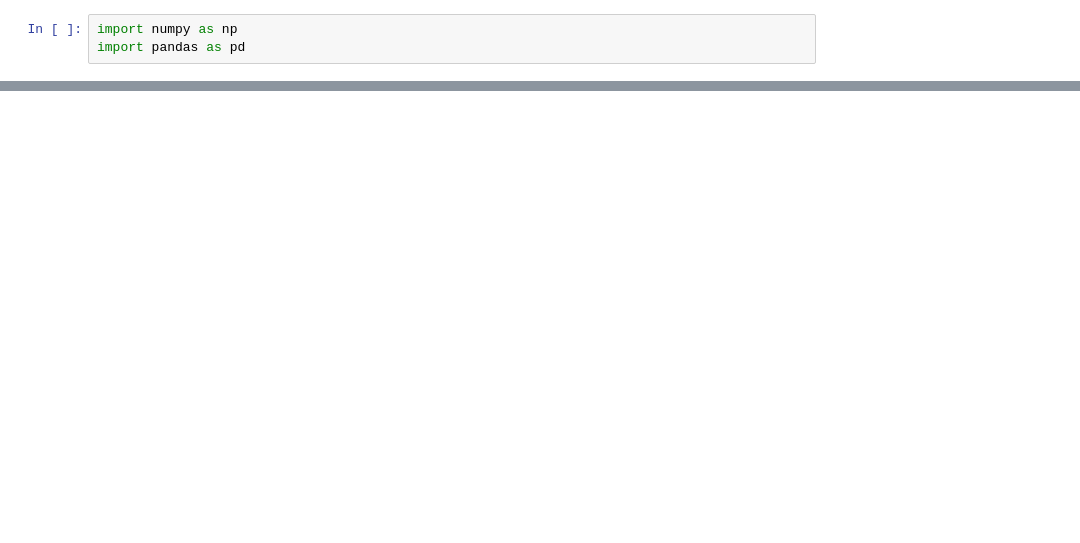
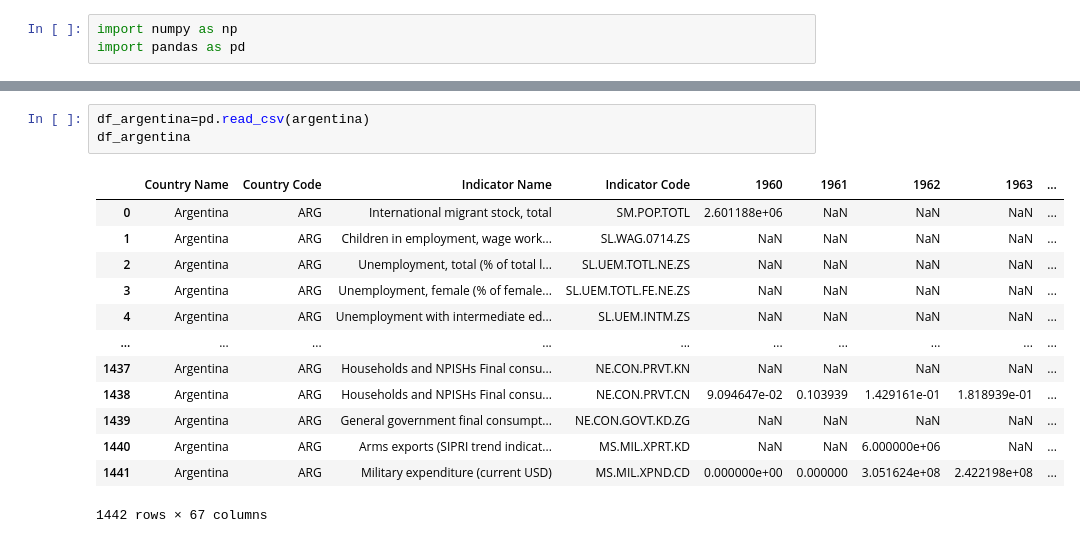
Before and after one commit to brudomingues/analise_dados, a Jupyter notebook: notebooks/Analise_de_dados_06_combinando_dataframe_py.ipynb, the cells around one changed output, grey strips where cells are left out. Drawn from its saved outputs; the diff is of its cells as text; blank space fills up the shorter version.

```diff
--- a/notebooks/Analise_de_dados_06_combinando_dataframe_py.ipynb
+++ b/notebooks/Analise_de_dados_06_combinando_dataframe_py.ipynb
@@ -27,0 +28,17 @@ df_brasil
+# %%
+df_argentina=pd.read_csv(argentina)
+df_argentina
+# %% [output]
+|  | Country Name | Country Code | Indicator Name | Indicator Code | 1960 | 1961 | 1962 | 1963 | ... |
+| 0 | Argentina | ARG | International migrant stock, total | SM.POP.TOTL | 2.601188e+06 | NaN | NaN | NaN | ... |
+| 1 | Argentina | ARG | Children in employment, wage work... | SL.WAG.0714.ZS | NaN | NaN | NaN | NaN | ... |
+| 2 | Argentina | ARG | Unemployment, total (% of total l... | SL.UEM.TOTL.NE.ZS | NaN | NaN | NaN | NaN | ... |
+| 3 | Argentina | ARG | Unemployment, female (% of female... | SL.UEM.TOTL.FE.NE.ZS | NaN | NaN | NaN | NaN | ... |
+| 4 | Argentina | ARG | Unemployment with intermediate ed... | SL.UEM.INTM.ZS | NaN | NaN | NaN | NaN | ... |
+| ... | ... | ... | ... | ... | ... | ... | ... | ... | ... |
+| 1437 | Argentina | ARG | Households and NPISHs Final consu... | NE.CON.PRVT.KN | NaN | NaN | NaN | NaN | ... |
+| 1438 | Argentina | ARG | Households and NPISHs Final consu... | NE.CON.PRVT.CN | 9.094647e-02 | 0.103939 | 1.429161e-01 | 1.818939e-01 | ... |
+| 1439 | Argentina | ARG | General government final consumpt... | NE.CON.GOVT.KD.ZG | NaN | NaN | NaN | NaN | ... |
+| 1440 | Argentina | ARG | Arms exports (SIPRI trend indicat... | MS.MIL.XPRT.KD | NaN | NaN | 6.000000e+06 | NaN | ... |
+| 1441 | Argentina | ARG | Military expenditure (current USD) | MS.MIL.XPND.CD | 0.000000e+00 | 0.000000 | 3.051624e+08 | 2.422198e+08 | ... |
+1442 rows × 67 columns
```
Also changed, not shown: parts of 31 cells of this notebook.
